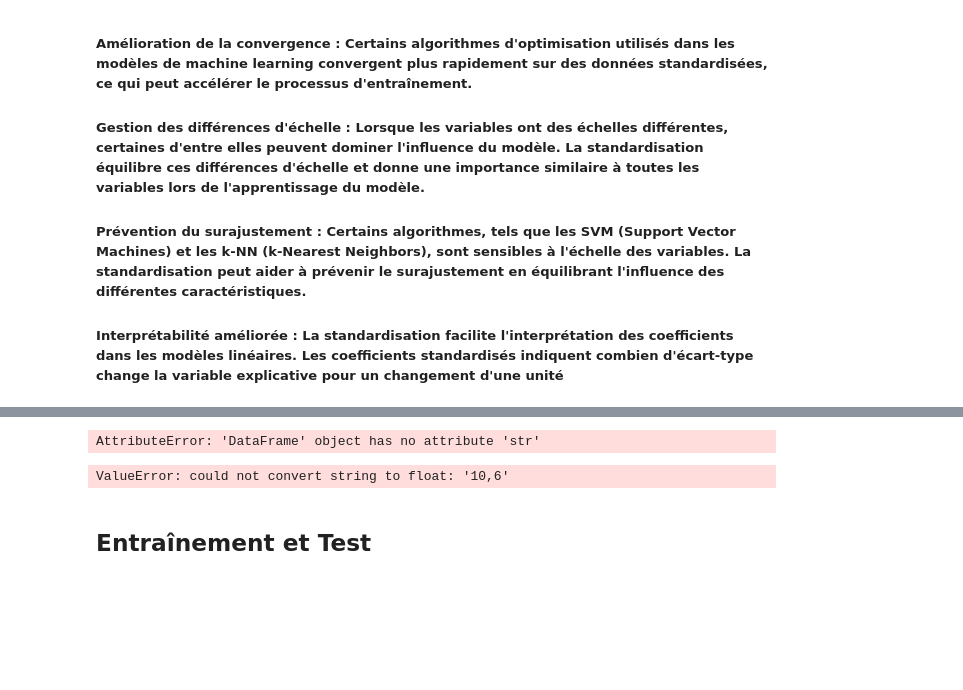
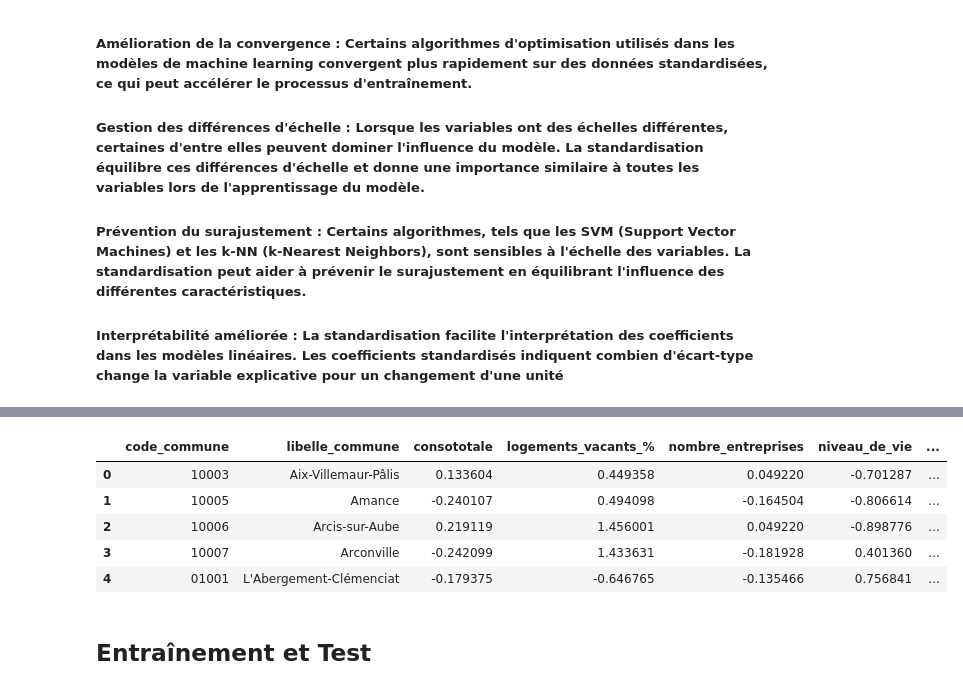
Before and after one commit to tgarnier067/Projet-Python-2023, a Jupyter notebook: Notebook_unique_a_renommer.ipynb, the cells around one changed output, grey strips where cells are left out. Cells and saved outputs as stored; diff of their text form; code cells hidden in the pictures; blank space fills up the shorter version.

Commit message:
Amélioration de la table de données standardisés

```diff
--- a/Notebook_unique_a_renommer.ipynb
+++ b/Notebook_unique_a_renommer.ipynb
@@ -816,46 +816,35 @@ table_donnees
 20796 rows × 9 columns
-# %%
-import pandas as pd
-
-# Supposons que votre tableau soit stocké dans la variable table_donnees
-# Remplacez table_donnees par votre propre tableau
-
-# Liste des variables explicatives
-variables_explicatives = ['consototale', 'logements_vacants_%', 'nombre_entreprises', 'niveau_de_vie', 'population', 'tmoy', 'taux_deplacement_domicile_travail']
-
-# Convertir la colonne en type chaîne
-table_donnees_test = table_donnees[variables_explicatives].astype(str)
-
-# Nettoyer les colonnes avec des virgules et convertir en float
-for variable in variables_explicatives:
-    table_donnees_test = table_donnees_test.str.replace(',', '.').str.replace('\xa0', '').astype(float)
-
-# Afficher les premières lignes du tableau après la conversion
-print(table_donnees_test.head())
-# %% [output]
-AttributeError: 'DataFrame' object has no attribute 'str'
 # %%
-# Standardisation des données :
-
 from sklearn.preprocessing import StandardScaler
 import pandas as pd
 
-# Supposons que votre tableau soit stocké dans la variable df
-# Remplacez df par votre propre tableau
+# Supposons que votre tableau soit stocké dans la variable table_donnees
+# Remplacez table_donnees par votre propre tableau
 
 # Sélectionnez les colonnes à standardiser (vous pouvez ajuster cette liste)
 colonnes_a_standardiser = ['consototale', 'logements_vacants_%', 'nombre_entreprises', 'niveau_de_vie', 'population', 'tmoy', 'taux_deplacement_domicile_travail']
 
 # Créez un objet StandardScaler
 scaler = StandardScaler()
 
-# Appliquez la standardisation aux colonnes sélectionnées
-df[colonnes_a_standardiser] = scaler.fit_transform(table_donnees[colonnes_a_standardiser])
+# Créez un DataFrame pour les valeurs standardisées
+df_standardise = pd.DataFrame(scaler.fit_transform(table_donnees[colonnes_a_standardiser]), columns=colonnes_a_standardiser)
 
-# Affichez les premières lignes du tableau standardisé
-print(df.head())
+# Sélectionnez les colonnes non standardisées
+colonnes_non_standardisees = [col for col in table_donnees.columns if col not in colonnes_a_standardiser]
+
+# Ajoutez les colonnes non standardisées au début du DataFrame standardisé
+df_standardise = pd.concat([table_donnees[colonnes_non_standardisees], df_standardise], axis=1)
+
+# Affichez les premières lignes du tableau avec les colonnes non standardisées au début
+df_standardise.head()
 # %% [output]
-ValueError: could not convert string to float: '10,6'
+|  | code_commune | libelle_commune | consototale | logements_vacants_% | nombre_entreprises | niveau_de_vie | ... |
+| 0 | 10003 | Aix-Villemaur-Pâlis | 0.133604 | 0.449358 | 0.049220 | -0.701287 | ... |
+| 1 | 10005 | Amance | -0.240107 | 0.494098 | -0.164504 | -0.806614 | ... |
+| 2 | 10006 | Arcis-sur-Aube | 0.219119 | 1.456001 | 0.049220 | -0.898776 | ... |
+| 3 | 10007 | Arconville | -0.242099 | 1.433631 | -0.181928 | 0.401360 | ... |
+| 4 | 01001 | L'Abergement-Clémenciat | -0.179375 | -0.646765 | -0.135466 | 0.756841 | ... |
 # %%
 # Modèles possibles :
 #
```
Also changed, not shown: parts of 1 cell of this notebook.
